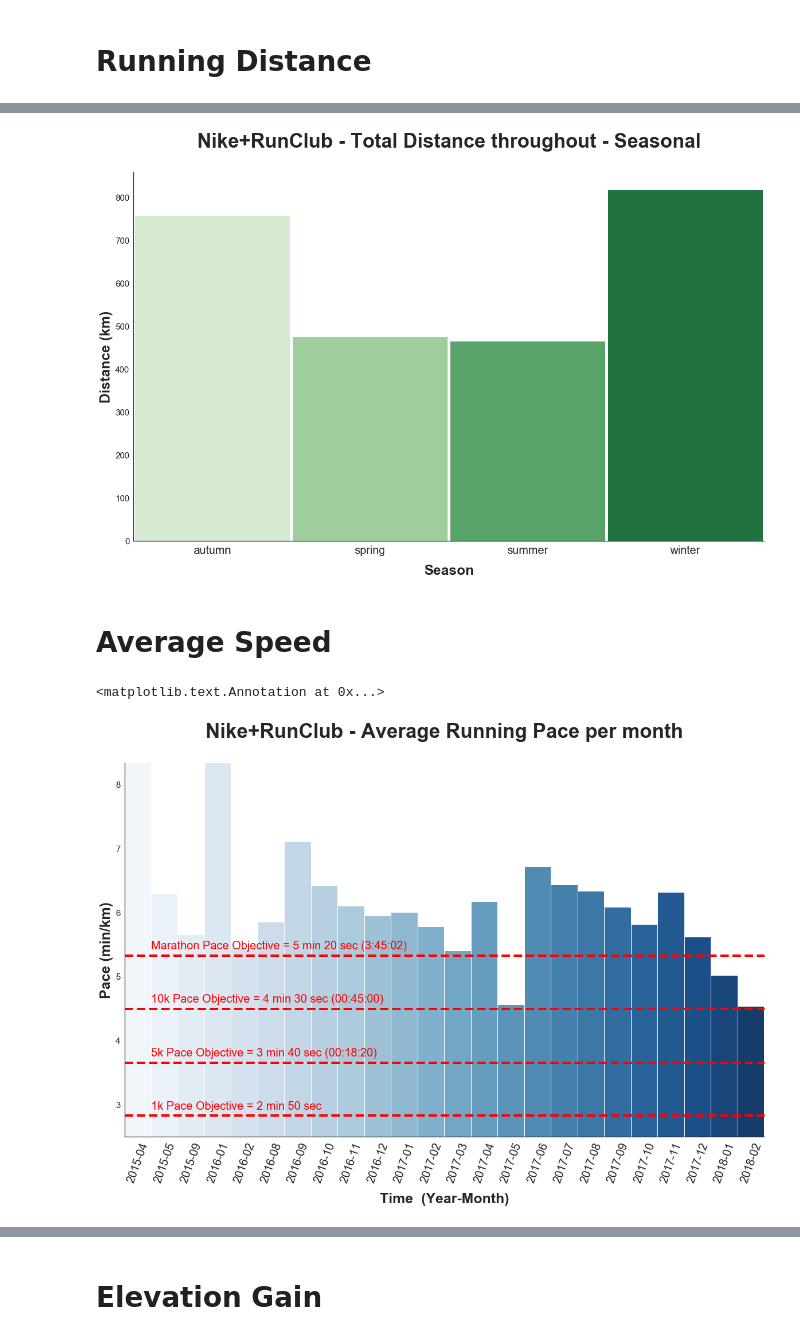
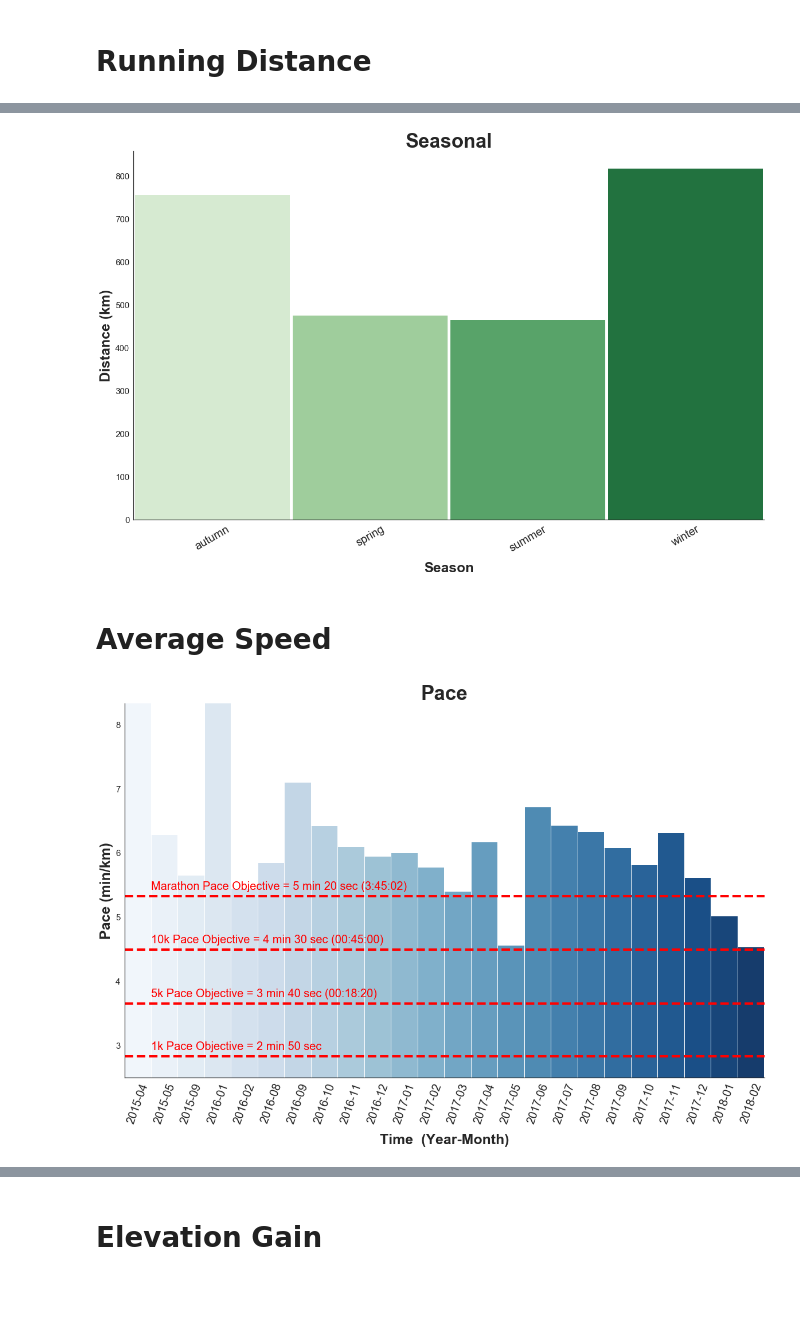
Before and after one commit to amadeuskanaan/PrecisionRunning, a Jupyter notebook: analyze.ipynb, the cells around one changed output, grey strips where cells are left out. Saved outputs shown, nothing was run; the diff lists cells and outputs as text; code cells hidden in the pictures; blank space fills up the shorter version.

```diff
--- a/analyze.ipynb
+++ b/analyze.ipynb
@@ -33,6 +33,7 @@ sns.set_style('whitegrid')
 import vincent
 vincent.core.initialize_notebook()
 vincent.initialize_notebook()
+dpi = 200
 # %% [markdown]
 <center> <img src="./FIGS/device.png" alt="Drawing"> <center>
 
@@ -111,13 +110,16 @@ nike_run_sum_month = df_group_timefeature(nike_run, 'Month', 'sum')
 years = ['2015','2016','2017','2018']
 nike_run_sum_month = nike_run_sum_month.drop([i for i in nike_run_sum_month.index if i[0:4] not in years])
 
+sns.set_style('white')
 # Plot
 fig, ax, g = plot_bar(df      =  nike_run_sum_month, feature = 'Distance', palette = 'Greens',
-                      title   = 'Nike+RunClub - Total Running Distance - Monthly',
+                      #title   = 'Nike+RunClub - Total Running Distance - Monthly',
+                      title   = 'Monthly',
                       xlabel  = 'Time  (Year-Month)', ylabel  = 'Distance (km)')
 plt.ylim(0,220)
 plt.axhline(100,color='r', linewidth=4, linestyle='--')
 plt.axhline(200,color='r', linewidth=4, linestyle='--')
 plt.annotate('Milestone = 200km per month', xy=(.5, 205), fontsize=20,color='red')
 plt.annotate('Milestone = 100km per month', xy=(.5, 105), fontsize=20,color='red')
+fig.savefig('FIGS/run_dist_month.png',bbox_inches='tight',dpi=100)
 # %% [output]
@@ -150,36 +155,39 @@ fig, ax, g = plot_bar(df      =  nike_run_sum_week,
 fig, ax, g = plot_bar(df      =  nike_run_sum_season,
                       feature = 'Distance',
                       palette = 'Greens',
-                      title   = 'Nike+RunClub - Total Distance throughout - Seasonal\n',
+                      #title   = 'Nike+RunClub - Total Distance throughout - Seasonal\n',
+                      title   = 'Seasonal',
                       ylabel  = 'Distance (km)',
                       xlabel  = 'Season',
-                      rot = 0)
+                      rot = 30)
+fig.savefig('FIGS/run_dist_season.png',bbox_inches='tight',dpi=dpi)
 #print 'Decieving plot ... Data includes N=2 for autumn+winter and N=1 for spring+summer'
 # %% [output]
-[figure, old version]
+[figure, new version]
 # %% [markdown]
 # Average Speed
 # %%
 # Average Nike Dataframe by Month
 nike_run_avg_month = df_group_timefeature(nike_run, 'Month', 'mean')
 nike_run_avg_month = nike_run_avg_month.drop([i for i in nike_run_avg_month.index if i[0:4] not in years])
 
 # Calculate Tempo
 nike_run_avg_month['Tempo'] = 1/ (nike_run_avg_month['Speed'] * (60./1000.))
 
 fig, ax, g = plot_bar(df      =  nike_run_avg_month, feature = 'Tempo', palette = 'Blues',
-                      title   = 'Nike+RunClub - Average Running Pace per month\n',
+                      #title   = 'Nike+RunClub - Average Running Pace per month\n',
+                      title   = 'Pace',
                       ylabel  = 'Pace (min/km)',xlabel  = 'Time  (Year-Month)')
 
 plt.ylim(2.5,8.33)
 plt.axhline(2.83,color='r', linewidth=4, linestyle='--')
 plt.axhline(3.66,color='r', linewidth=4, linestyle='--')
 plt.axhline(4.5,color='r', linewidth=4, linestyle='--')
 plt.axhline(5.33,color='r', linewidth=4, linestyle='--')
 plt.annotate('1k Pace Objective = 2 min 50 sec', xy=(.5, 2.93), fontsize=20,color='red')
 plt.annotate('5k Pace Objective = 3 min 40 sec (00:18:20)', xy=(.5, 3.76), fontsize=20,color='red')
 plt.annotate('10k Pace Objective = 4 min 30 sec (00:45:00)', xy=(.5, 4.6), fontsize=20,color='red')
 plt.annotate('Marathon Pace Objective = 5 min 20 sec (3:45:02)', xy=(.5, 5.43), fontsize=20,color='red')
+fig.savefig('FIGS/run_pace.png',bbox_inches='tight',dpi=dpi)
 # %% [output]
-<matplotlib.text.Annotation at 0x...>
-[figure, old version]
+[figure, new version]
```
Also changed, not shown: parts of 40 cells of this notebook, 7 other files.
